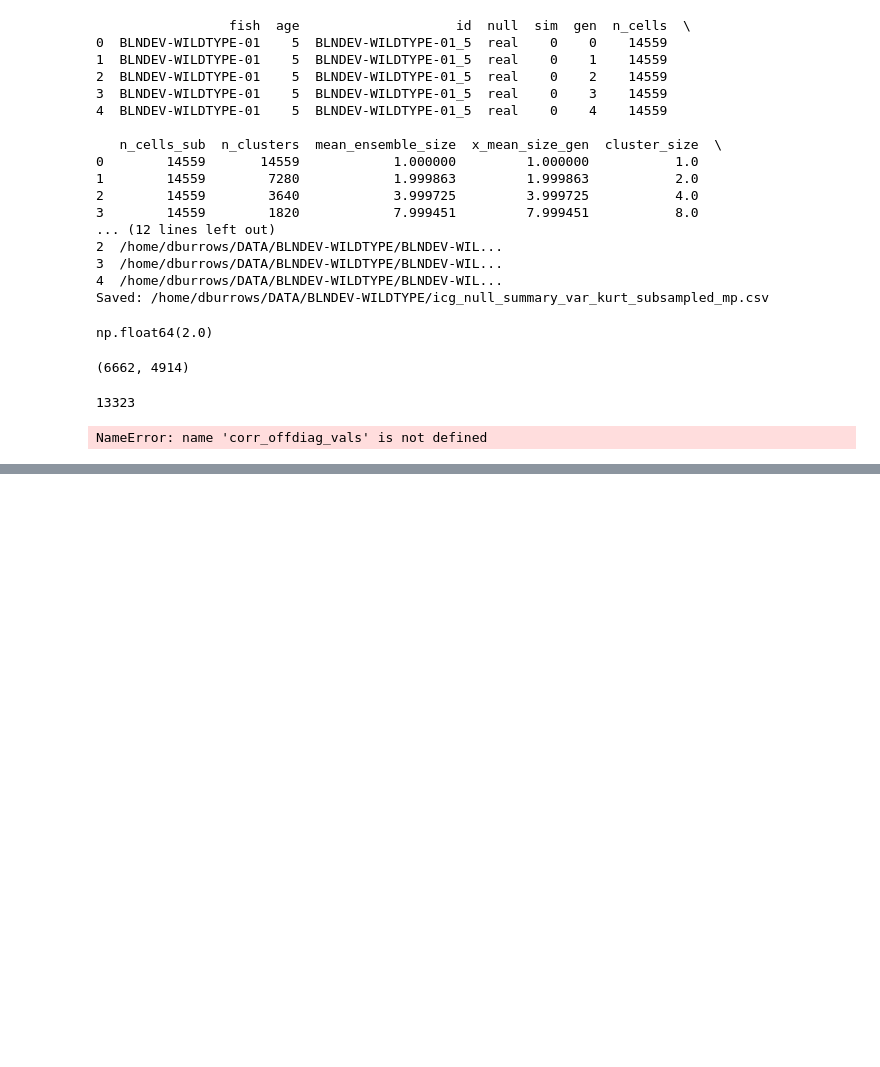
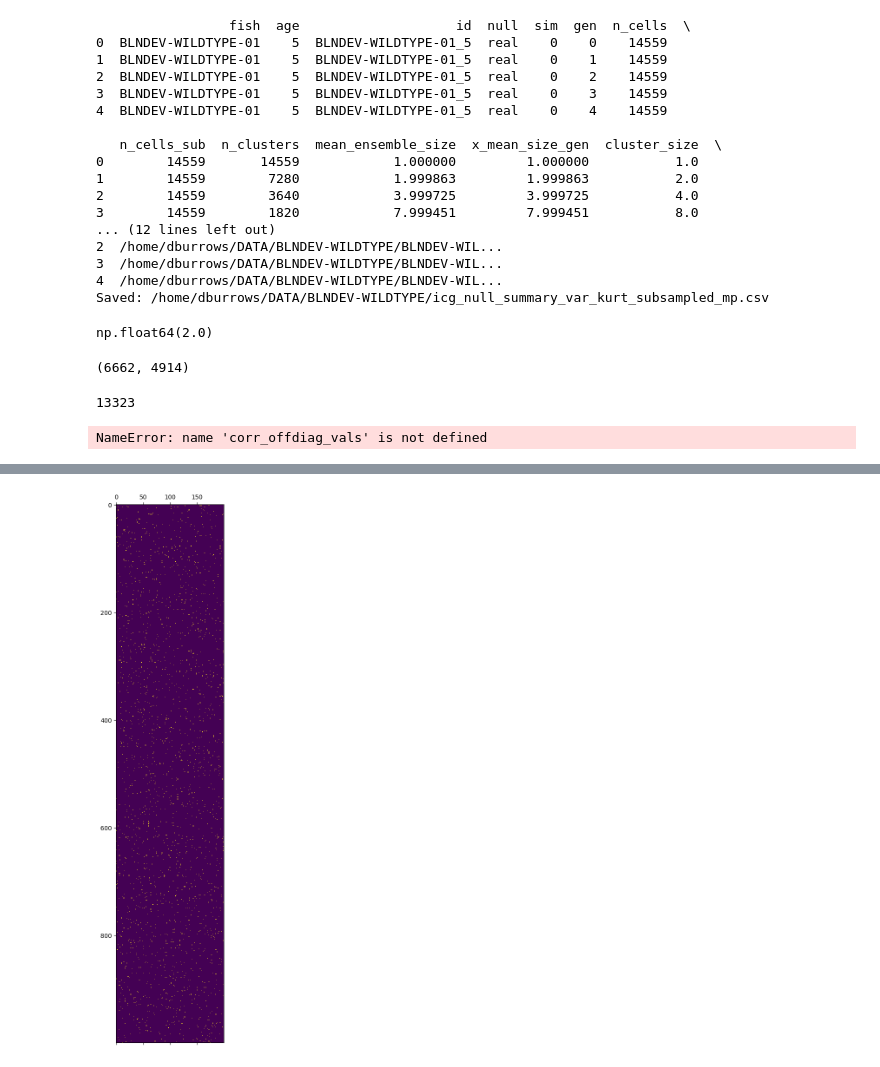
Before and after one commit to dmnburrows/multiscale_dev_dynamics, a Jupyter notebook: model_check.ipynb, the cells around one changed output, grey strips where cells are left out. Cells and saved outputs as stored; diff of their text form; code cells hidden in the pictures; blank space fills up the shorter version.

```diff
--- a/model_check.ipynb
+++ b/model_check.ipynb
@@ -2466,0 +2509,5 @@ NameError: name 'corr_offdiag_vals' is not defined
+# %%
+plt.matshow(A_i.T)
+plt.show()
+# %% [output]
+[figure, added]
```
Also changed, not shown: parts of 18 cells of this notebook.
